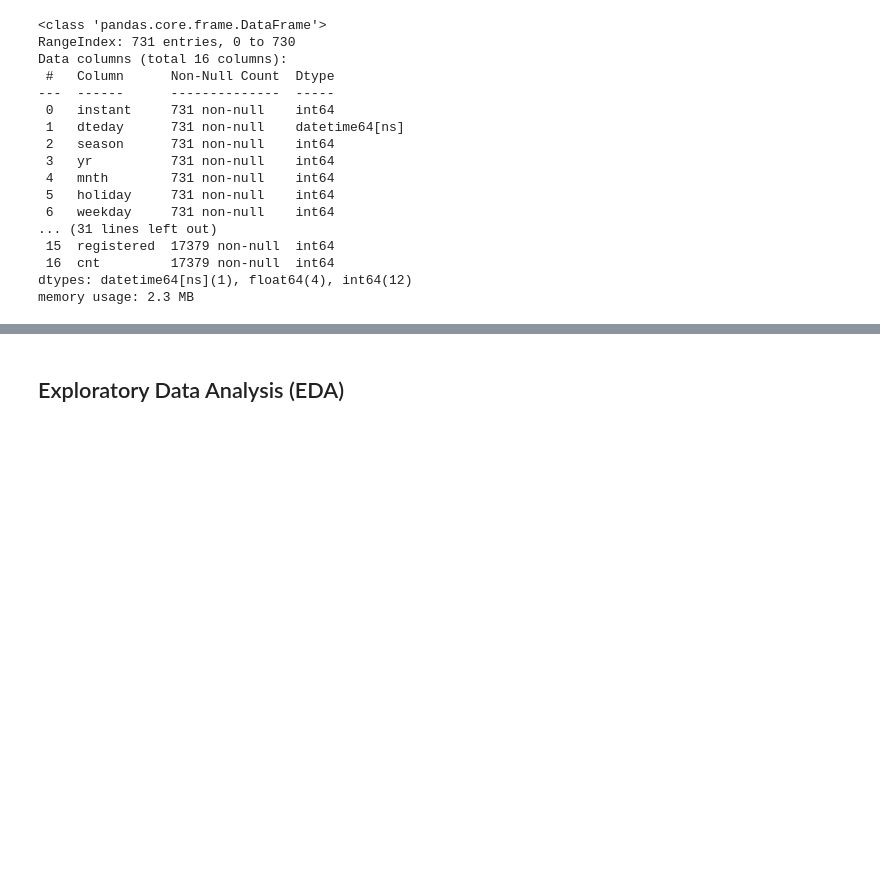
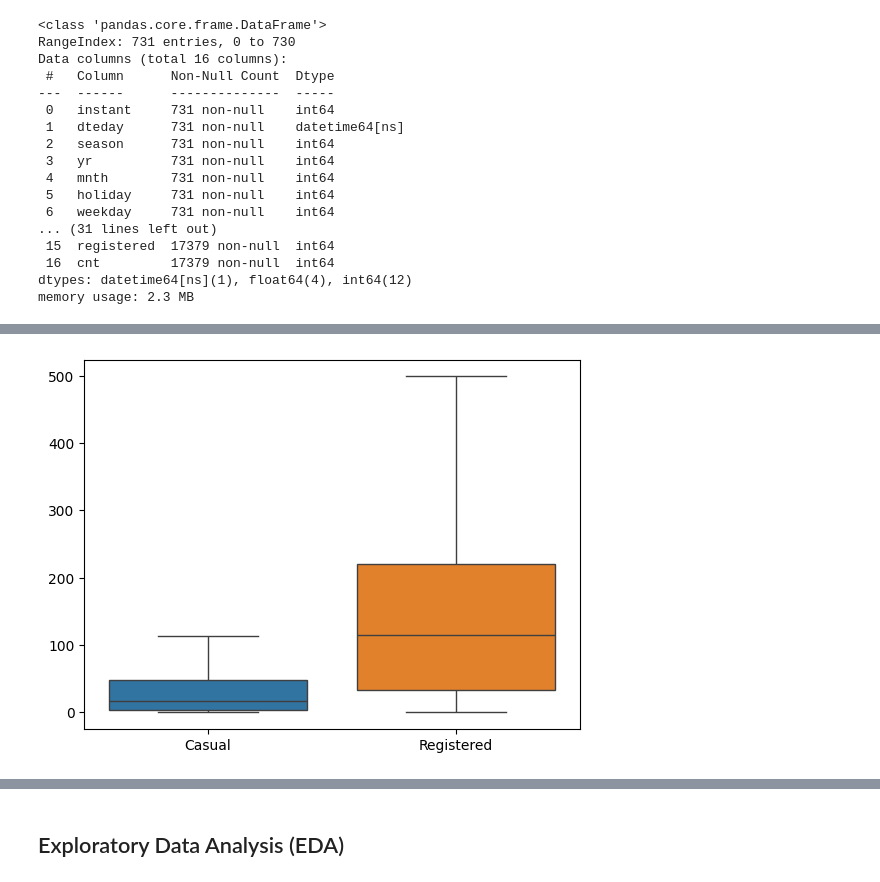
Before and after one commit to nikolaizz/bike-sharing-data-analysis, a Jupyter notebook: notebook.ipynb, the cells around one changed output, grey strips where cells are left out. Saved outputs shown, nothing was run; the diff lists cells and outputs as text; code cells hidden in the pictures; blank space fills up the shorter version.

```diff
--- a/notebook.ipynb
+++ b/notebook.ipynb
@@ -294,15 +399,17 @@ hour_df['weathersit'] = hour_df['weathersit'].map(
     }
 )
 # %%
-hour_df['season'] = hour_df['season'].astype('category')
-hour_df['yr'] = hour_df['yr'].astype('category')
-hour_df['mnth'] = hour_df['mnth'].astype('category')
-hour_df['holiday'] = hour_df['holiday'].astype('category')
-hour_df['weekday'] = hour_df['weekday'].astype('category')
-hour_df['workingday'] = hour_df['workingday'].astype('category')
-hour_df['weathersit'] = hour_df['weathersit'].astype('category')
+# Melakukan perubahan tipe data menjadi category
+hour_df['Season'] = hour_df['Season'].astype('category')
+hour_df['Year'] = hour_df['Year'].astype('category')
+hour_df['Month'] = hour_df['Month'].astype('category')
+hour_df['Holiday'] = hour_df['Holiday'].astype('category')
+hour_df['Weekday'] = hour_df['Weekday'].astype('category')
+hour_df['Working Day'] = hour_df['Working Day'].astype('category')
+hour_df['Weather'] = hour_df['Weather'].astype('category')
 
 hour_df.info()
+hour_df.head()
 # %% [output]
 <class 'pandas.core.frame.DataFrame'>
 RangeIndex: 17379 entries, 0 to 17378
@@ -327,0 +455,9 @@ memory usage: 1.4 MB
+# %%
+# Mengatasi outlier di dataset hour_df dengan metode Winsorizing
+hour_df['Casual'] = winsorize_series(hour_df['Casual'])
+hour_df['Registered'] = winsorize_series(hour_df['Registered'])
+
+sns.boxplot(data=hour_df[['Casual', 'Registered']])
+plt.show()
+# %% [output]
+[figure, added]
```
Also changed, not shown: parts of 56 cells of this notebook.
